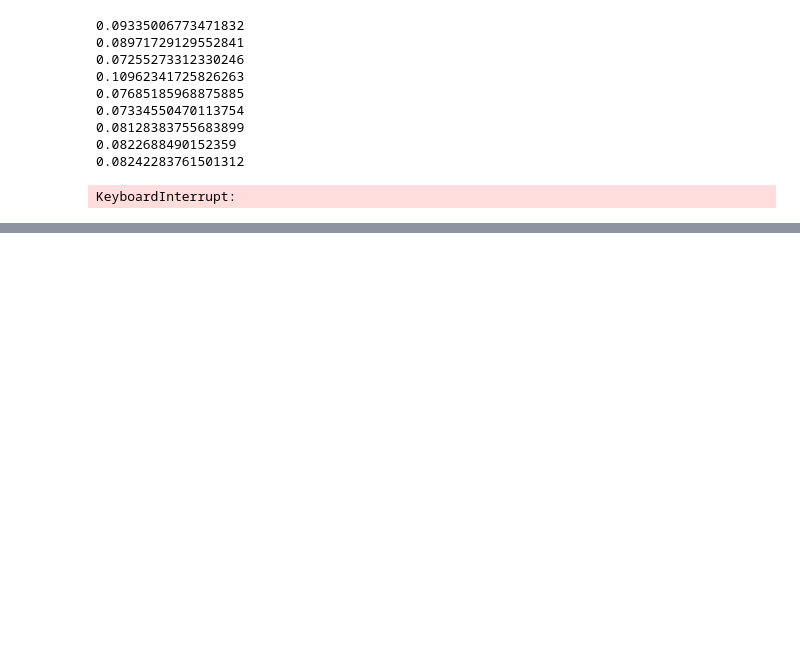
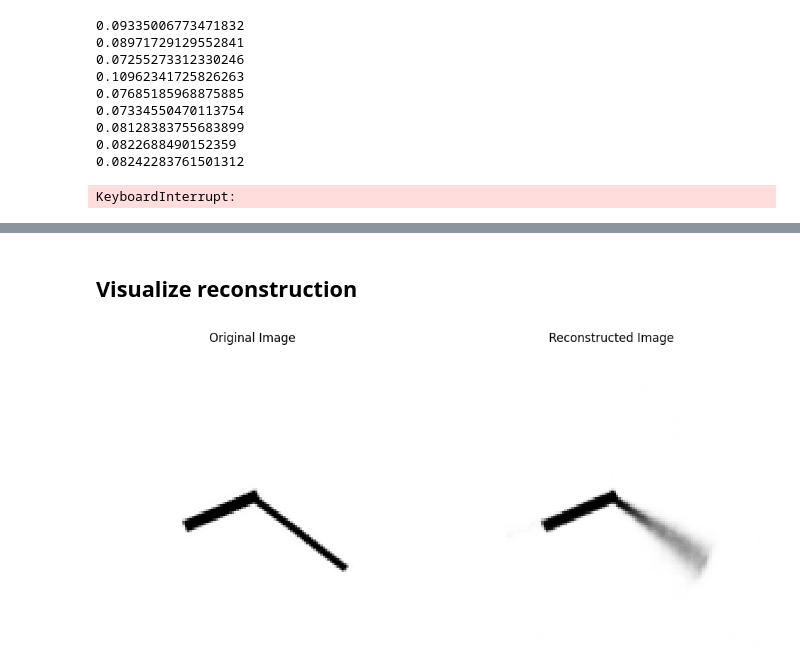
Before and after one commit to uzairname/manifold-learning, a Jupyter notebook: main.ipynb, the cells around one changed output, grey strips where cells are left out. Cells and saved outputs as stored; diff of their text form; code cells hidden in the pictures; blank space fills up the shorter version.

```diff
--- a/main.ipynb
+++ b/main.ipynb
@@ -348,0 +143,24 @@ KeyboardInterrupt:
+# %%
+import os
+from clock_dataset import IMG_DIR, ClockDataset
+from models import DeepAutoencoder
+import torch
+from torch.utils.data import DataLoader
+
+
+# Load trained model
+IMG_SIZE = 128
+OUT_DIM = 2
+MODELS_DIR = "models"
+model_file = f"ae-{OUT_DIM}-e200-p7.pth"
+
+model_path = os.path.join(MODELS_DIR, model_file)
+device = torch.device("cuda" if torch.cuda.is_available() else "cpu")
+
+model = DeepAutoencoder(hidden_units=OUT_DIM, input_dim=IMG_SIZE).to(device)
+model.load_state_dict(torch.load(model_path, map_location=device))
+model.eval()
+
+# Load dataset
+dataset = ClockDataset(img_dir=IMG_DIR, supervised=True)
+dataloader = DataLoader(dataset, batch_size=32, shuffle=False)
@@ -348,0 +213,25 @@ KeyboardInterrupt:
+# %% [markdown]
+## Visualize reconstruction
+# %%
+import matplotlib.pyplot as plt
+
+idx = np.random.randint(0, len(dataset))
+img = dataset[idx][0]
+
+img = img.unsqueeze(0).to(device)
+out, latent = model(img)
+img = img.squeeze(0).detach().cpu().numpy()
+out = out.squeeze(0).detach().cpu().numpy()
+
+plt.figure(figsize=(12, 6))
+plt.subplot(1, 2, 1)
+plt.imshow(img[0], cmap='gray')
+plt.title("Original Image")
+plt.axis('off')
+plt.subplot(1, 2, 2)
+plt.imshow(out[0], cmap='gray')
+plt.title("Reconstructed Image")
+plt.axis('off')
+plt.show()
+# %% [output]
+[figure, added]
```
Also changed, not shown: parts of 20 cells of this notebook, 10 other files.
